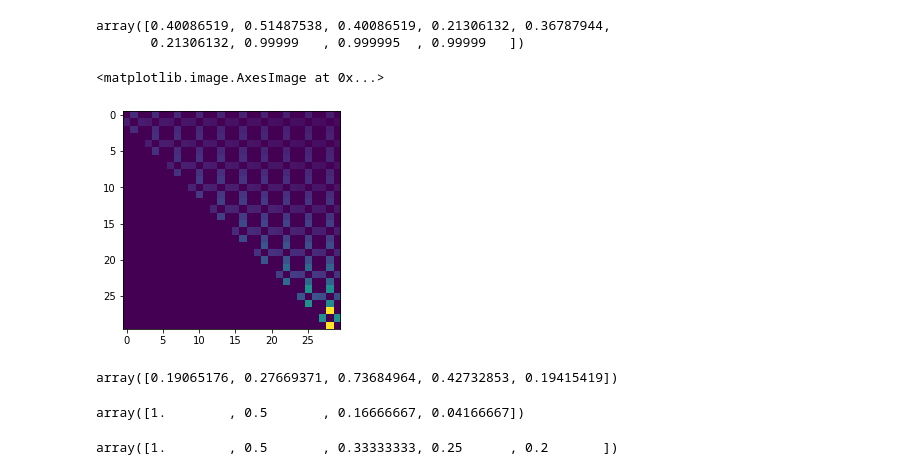
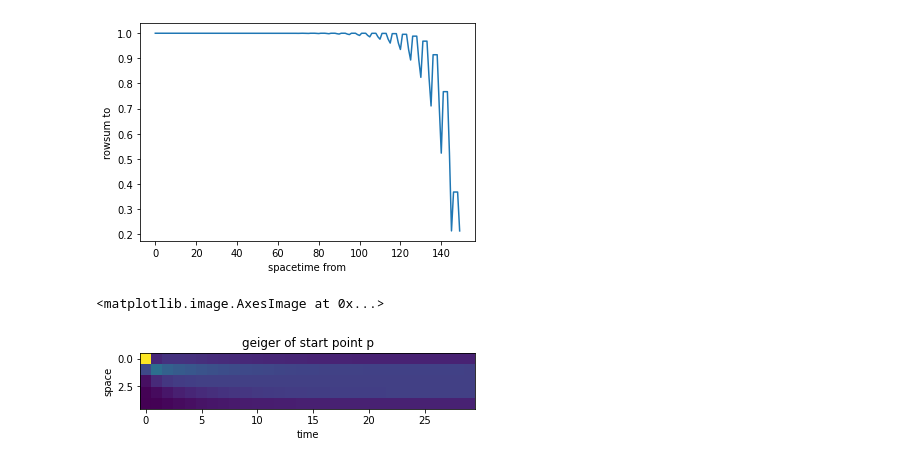
Before and after one commit to axsk/augmented-jump-chain, a Jupyter notebook: ajctest.ipynb, the cells around one changed output. Cells and saved outputs as stored; diff of their text form; code cells hidden in the pictures.

```diff
--- a/ajctest.ipynb
+++ b/ajctest.ipynb
@@ -33,27 +37,6 @@ plt.imshow(j1.km)
 # %%
-np.sum(j1.km, axis=1)
+plt.xlabel("spacetime from")
+plt.ylabel("rowsum to")
+plt.plot(np.sum(j1.km, axis=1));
 # %% [output]
-array([0.40086519, 0.51487538, 0.40086519, 0.21306132, 0.36787944,
-       0.21306132, 0.99999   , 0.999995  , 0.99999   ])
+[figure, added]
-# %%
-qt, qi = ajc.qtilde(Qs) # qt_ijt, qi_it
-S = ajc.holding_probs(qi, dts) # S_ist
-j2 = ajc.AJCCollocation(Qs, S)
-plt.imshow(j2.km)
-# %% [output]
-<matplotlib.image.AxesImage at 0x...>
-[figure, removed]
-# %%
-s
-# %% [output]
-array([0.19065176, 0.27669371, 0.73684964, 0.42732853, 0.19415419])
-# %%
-s=1/(np.arange(5)+1)
-k=0
-np.insert(np.cumprod(s[k+1:-1]), 0, 1)
-# %% [output]
-array([1.        , 0.5       , 0.16666667, 0.04166667])
-# %%
-s
-# %% [output]
-array([1.        , 0.5       , 0.33333333, 0.25      , 0.2       ])
@@ -59,0 +46,9 @@ array([1.        , 0.5       , 0.33333333, 0.25      , 0.2       ])
+# %%
+g = j1.geiger(p)
+plt.xlabel("time")
+plt.ylabel("space")
+plt.title("geiger of start point p")
+plt.imshow(g)
+# %% [output]
+<matplotlib.image.AxesImage at 0x...>
+[figure, added]
```
Also changed, not shown: parts of 6 cells of this notebook, 1 other file.
